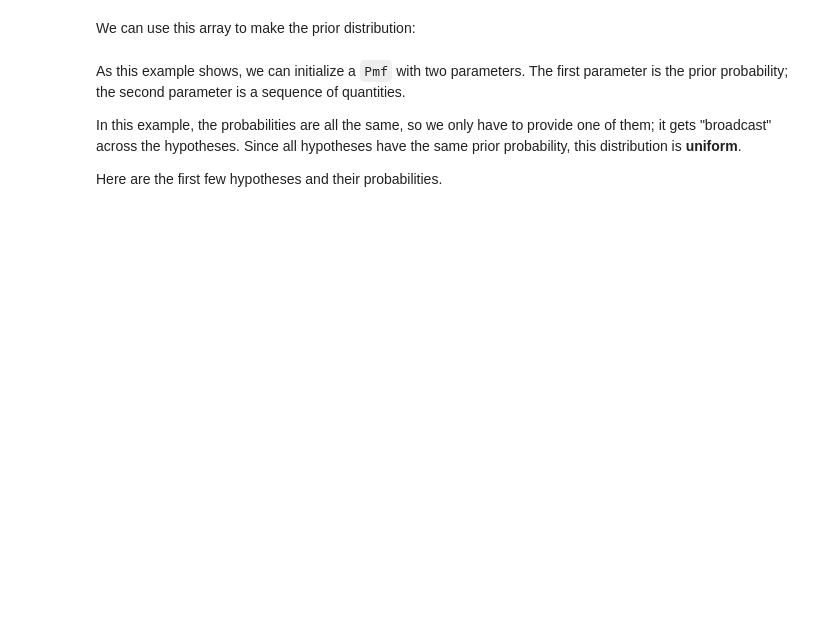
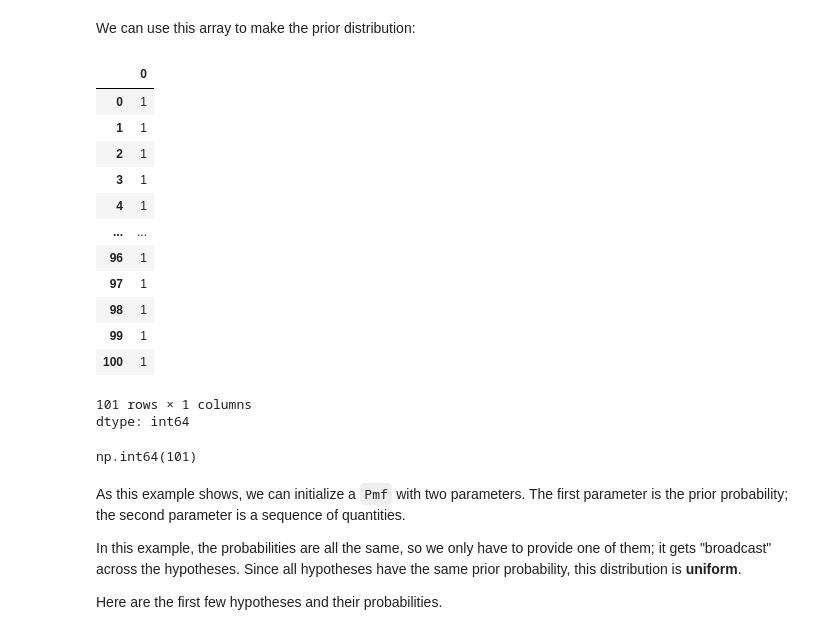
Before and after one commit to mmibrahim/think_bayes, a Jupyter notebook: notebooks/chap03.ipynb, the cells around one changed output. Cells and saved outputs as stored; diff of their text form; code cells hidden in the pictures; blank space fills up the shorter version.

```diff
--- a/notebooks/chap03.ipynb
+++ b/notebooks/chap03.ipynb
@@ -298,3 +354,24 @@ prior.normalize()
+# %%
+prior
+# %% [output]
+|  | 0 |
+| 0 | 1 |
+| 1 | 1 |
+| 2 | 1 |
+| 3 | 1 |
+| 4 | 1 |
+| ... | ... |
+| 96 | 1 |
+| 97 | 1 |
+| 98 | 1 |
+| 99 | 1 |
+| 100 | 1 |
+101 rows × 1 columns
+dtype: int64
+# %%
+prior.normalize()
+# %% [output]
+np.int64(101)
 # %% [markdown]
 As this example shows, we can initialize a `Pmf` with two parameters.
 The first parameter is the prior probability; the second parameter is a sequence of quantities.
```
Also changed, not shown: parts of 37 cells of this notebook.
